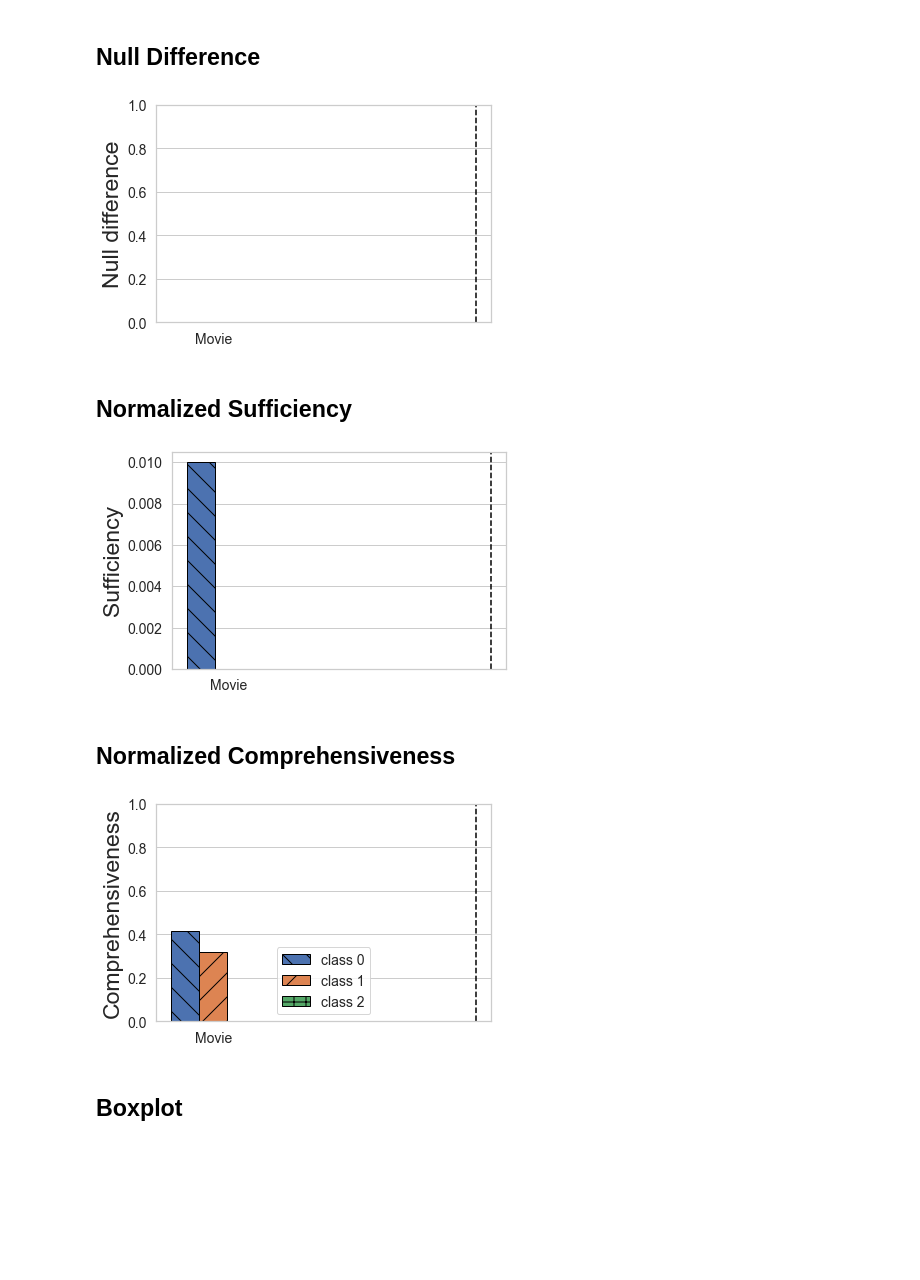
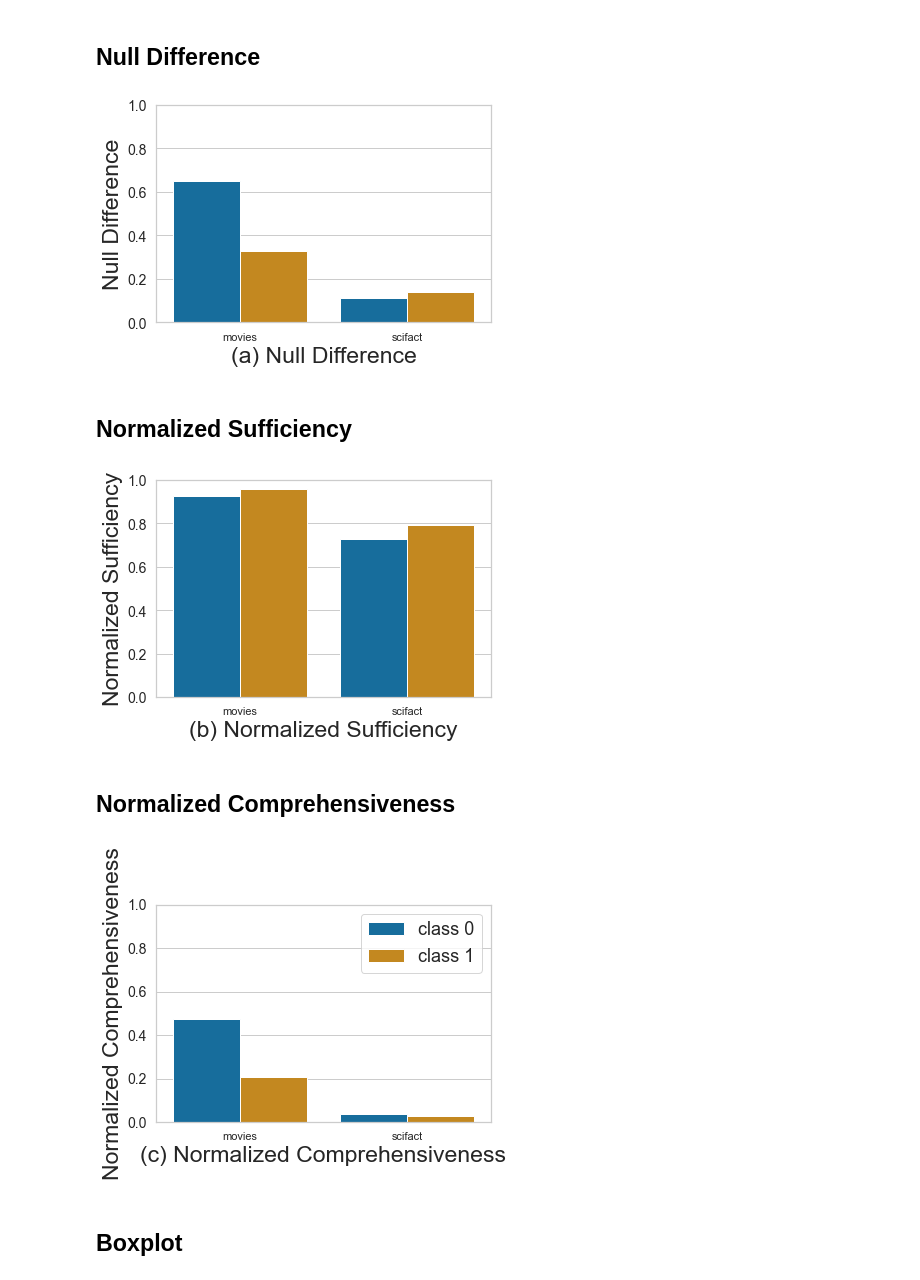
Before and after one commit to shaggyday/evaluating-human-rationales, a Jupyter notebook: plotting/dataset_and_fidelity_analysis_plots.ipynb, the cells around one changed output. Cells and saved outputs as stored; diff of their text form; code cells hidden in the pictures; blank space fills up the shorter version.

Commit message:
curves

```diff
--- a/plotting/dataset_and_fidelity_analysis_plots.ipynb
+++ b/plotting/dataset_and_fidelity_analysis_plots.ipynb
@@ -194,13 +120,0 @@ full_dataset_stat_df
-# %%
-plot_data = {"dataset": [], "class": [], "rationale_percentage": []}
-datasets = ["movies","SciFact"]
-for dataset in datasets:
-    tmp_df = full_dataset_stat_df[full_dataset_stat_df["dataset"] == dataset]
-    classes = eval(tmp_df["classes"].tolist()[0])
-    rationale_percentage = eval(tmp_df["mean_rationale_percent_class"].tolist()[0])
-    for idx in range(len(classes)):
-        plot_data["dataset"].append(dataset)
-        plot_data["class"].append("class "+str(idx))
-        plot_data["rationale_percentage"].append(rationale_percentage[idx]*100)
-plot_data_df = pd.DataFrame(plot_data)
-plot_data_df
@@ -221,11 +127,12 @@ plt.show()
 # %% [markdown]
 ## Plotting data
 # %%
-# model_names = ["logistic_regression", "random_forest", "lstm", "roberta"]
+model_names = ["logistic_regression", "random_forest", "lstm", "roberta","longformer"]
+model_names = ["logistic_regression", "random_forest", "lstm", "roberta"]
 # model_names = ["lstm","roberta"]
-model_names = ["roberta","longformer"]
+# model_names = ["roberta","longformer"]
 datasets = ["movies"]
-# datasets = ["multirc"]
+datasets = ["movies","scifact"]
 plot_data = {"dataset": [], "model": [], "accuracy": [], "clipped_sufficiency": [],
             "clipped_comprehensiveness": [], "eraser_sufficiency": [], "eraser_comprehensiveness": [],
             "normalized_comprehensiveness": [], "normalized_sufficiency": []}
@@ -376,8 +293,8 @@ plt.show()
 ## Plotting Data
 # %%
 # datasets = ["wikiattack", "sst", "movies", "multirc", "fever", "esnli"]
-datasets = ["scifact"]
-datasets = ["multirc"]
+datasets = ["movies","scifact"]
+# datasets = ["scifact"]
 # datasets = ["boolq"]
 plot_data = {"dataset": [], "class": [], "accuracy": [], "clipped_sufficiency": [],
             "clipped_comprehensiveness": [], "null_difference": [],
@@ -547,34 +471,41 @@ plt.show()
 ## Null Difference
 # %%
 bar = sns.barplot(x="dataset", y="null_difference", hue="class", data=plot_data_df, palette='colorblind')
-pretty_histogram(bar, xlabel="", ylabel="Null difference", legend_loc="upper left", legend_frameon=True,
-                 bbox_to_anchor=(1.04,1), add_legend=False)
+plt.legend([],[], frameon=False)
+plt.ylabel(ylabel="Null Difference", fontsize=LABELSIZE)
+plt.xlabel(xlabel="(a) Null Difference", fontsize=LABELSIZE)
+plt.tick_params(axis="y", labelsize=TICKLABELSIZE)
 plt.ylim(0, 1)
-# plt.savefig("/data/anirudh/output/evaluating_human_rationales/figs/class_wise/null_difference.png", bbox_inches = 'tight', dpi=300)
+plt.savefig("null_diff.png", bbox_inches = 'tight', dpi=300)
 plt.show()
 # %% [output]
-[figure, old version]
+[figure, new version]
 # %% [markdown]
 ## Normalized Sufficiency
 # %%
 bar = sns.barplot(x="dataset", y="normalized_sufficiency", hue="class", data=plot_data_df, palette='colorblind')
-pretty_histogram(bar, xlabel="", ylabel="Sufficiency", legend_loc="upper left", legend_frameon=True,
-                 bbox_to_anchor=(1.04,1), add_legend=False)
-# plt.savefig("/data/anirudh/output/evaluating_human_rationales/figs/class_wise/normalized_sufficiency.png", bbox_inches = 'tight', dpi=300)
+plt.legend([],[], frameon=False)
+plt.ylabel(ylabel="Normalized Sufficiency", fontsize=LABELSIZE)
+plt.xlabel(xlabel="(b) Normalized Sufficiency", fontsize=LABELSIZE)
+plt.tick_params(axis="y", labelsize=TICKLABELSIZE)
+plt.ylim(0, 1)
+plt.savefig("Normalized_Sufficiency.png", bbox_inches = 'tight', dpi=300)
 plt.show()
 # %% [output]
-[figure, old version]
+[figure, new version]
 # %% [markdown]
 ## Normalized Comprehensiveness
 # %%
 bar = sns.barplot(x="dataset", y="normalized_comprehensiveness", hue="class", data=plot_data_df, palette='colorblind')
-pretty_histogram(bar, xlabel="", ylabel="Comprehensiveness", legend_loc="best", legend_frameon=True,
-                 bbox_to_anchor=(1.04,1))
+plt.legend(fontsize=18)
+plt.ylabel(ylabel="Normalized Comprehensiveness", fontsize=LABELSIZE)
+plt.xlabel(xlabel="(c) Normalized Comprehensiveness", fontsize=LABELSIZE)
+plt.tick_params(axis="y", labelsize=TICKLABELSIZE)
 plt.ylim(0, 1)
-# plt.savefig("/data/anirudh/output/evaluating_human_rationales/figs/class_wise/normalized_comprehensiveness.png", bbox_inches = 'tight', dpi=300)
+plt.savefig("Normalized_Comprehensiveness.png", bbox_inches = 'tight', dpi=300)
 plt.show()
 # %% [output]
-[figure, old version]
+[figure, new version]
 # %% [markdown]
 ## Boxplot
 # %%
```
Also changed, not shown: parts of 16 cells of this notebook, 25 other files.
